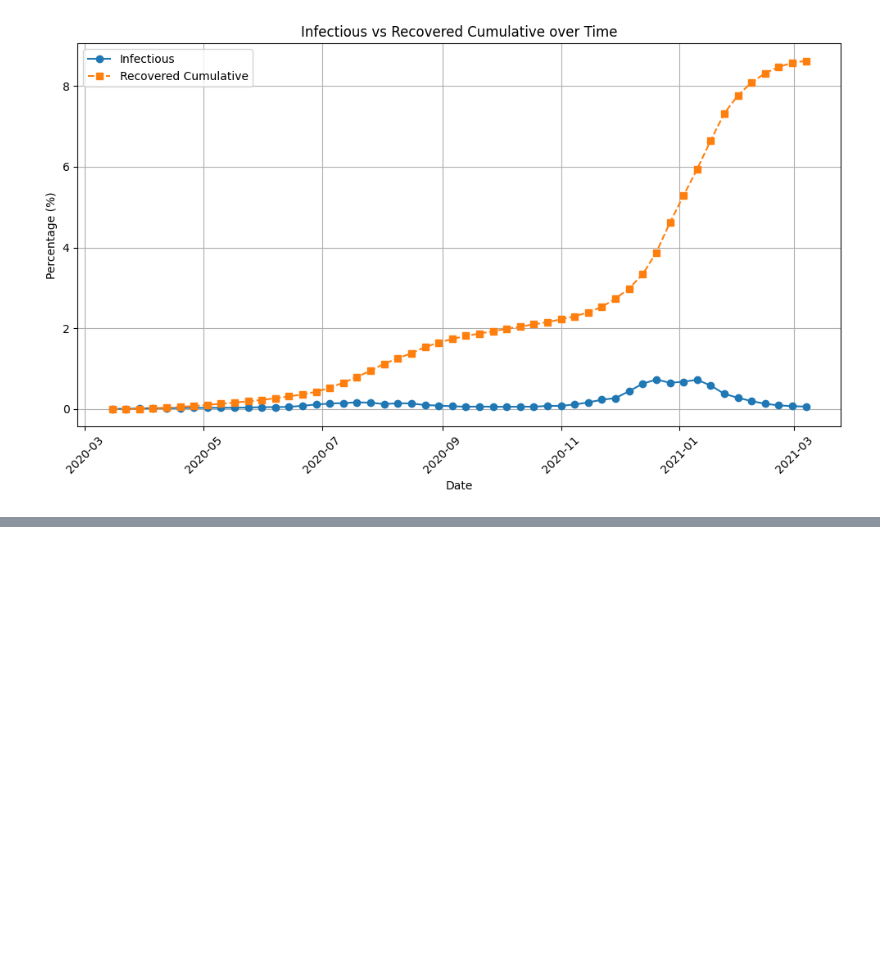
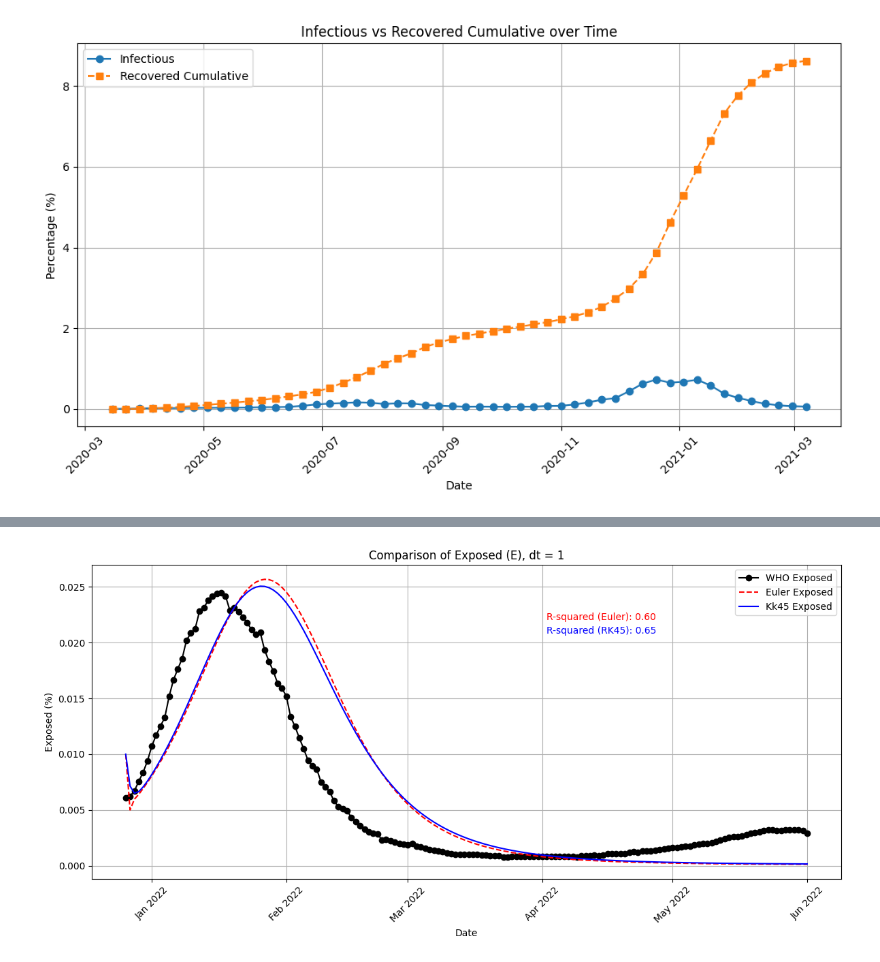
Before and after one commit to Jerjes0/DSC212_FA24_Group9, a Jupyter notebook: notebooks/euler_rk4_method.ipynb, the cells around one changed output, grey strips where cells are left out. Cells and saved outputs as stored; diff of their text form; code cells hidden in the pictures; blank space fills up the shorter version.

Commit message:
adding WHO data fitting

```diff
--- a/notebooks/euler_rk4_method.ipynb
+++ b/notebooks/euler_rk4_method.ipynb
@@ -688,0 +670,9 @@ plt.show()
+# %%
+who_data = pd.read_csv('data/WHO-COVID-19-global-daily-data.csv')
+who_data = who_data[who_data.Country_code == 'US'][['Date_reported', 'New_cases']].copy()
+who_data['Date_reported'] = pd.to_datetime(who_data['Date_reported'])
+who_data_filtered = who_data[(who_data['Date_reported'] >= '2021-12-20') & (who_data['Date_reported'] <= '2022-06-01')]
+who_data_filtered['New_cases'] = who_data_filtered['New_cases'] / (331000000 / 10)  # Scale to match proportions
+who_data_filtered['New_cases'] = who_data_filtered['New_cases'].rolling(window=7).mean()  # Smooth data with a rolling window
+who_data_cleaned = who_data_filtered.dropna().set_index('Date_reported')  # Drop NaNs after smoothing
+who_data_cleaned.head()
@@ -688,0 +801,61 @@ plt.show()
+# %%
+## Extract best parameters from grid search
+#
+best_params_euler = next(result['best_params'] for result in results if result['method'] == 'euler')
+best_params_rk45 = next(result['best_params'] for result in results if result['method'] == 'rk45')
+
+## Simulate using the best parameters
+#
+results_euler = simulate_seir(best_params_euler, time, X0, dt=1, method='euler')
+results_rk45 = simulate_seir(best_params_rk45, time, X0, dt=1, method='rk45')
+
+## Extract exposed (E) population
+#
+predicted_exposed_euler = results_euler[:, 1]
+predicted_exposed_rk45 = results_rk45[:, 1]
+
+## Align simulation time with real data
+#
+observed_dates = who_data_cleaned.index
+observed_values = who_data_cleaned['New_cases'].values
+
+## Interpolate predicted data to match observed dates
+#
+predicted_exposed_euler_interpolated = np.interp(
+    np.linspace(0, len(predicted_exposed_euler) - 1, len(observed_dates)),
+    np.arange(len(predicted_exposed_euler)),
+    predicted_exposed_euler
+)
+predicted_exposed_rk45_interpolated = np.interp(
+    np.linspace(0, len(predicted_exposed_rk45) - 1, len(observed_dates)),
+    np.arange(len(predicted_exposed_rk45)),
+    predicted_exposed_rk45
+)
+
+# Plot observed vs. predicted exposed data
+plt.figure(figsize=(12, 6))
+plt.plot(observed_dates, observed_values, label='WHO Exposed', marker='o', linestyle='-', color='black')
+plt.plot(observed_dates, predicted_exposed_euler_interpolated, label='Euler Exposed', linestyle='--', color='red')
+plt.plot(observed_dates, predicted_exposed_rk45_interpolated, label='Kk45 Exposed', linestyle='-', color='blue')
+
+## Calculate R-squared value
+#
+r_squared_euler = r2_score(observed_values, predicted_exposed_euler_interpolated)
+r_squared_rk45 = r2_score(observed_values, predicted_exposed_rk45_interpolated)
+
+## Readability
+#
+plt.text(observed_dates[97], observed_values.max()*0.90, f'R-squared (Euler): {r_squared_euler:.2f}', color='red')
+plt.text(observed_dates[97], observed_values.max()*0.85, f'R-squared (RK45): {r_squared_rk45:.2f}', color='blue')
+plt.gca().xaxis.set_major_locator(mdates.MonthLocator(interval=1))  # Show every 2 months
+plt.gca().xaxis.set_major_formatter(mdates.DateFormatter('%b %Y'))  # Format as "Month Year"
+plt.xticks(rotation=45)  # Rotate x-tick labels for better visibility
+plt.xlabel('Date')
+plt.ylabel('Exposed (%)')
+plt.title(f'Comparison of Exposed (E), dt = {dt}')
+plt.legend()
+plt.grid()
+plt.tight_layout()
+plt.show()
+# %% [output]
+[figure, added]
```
Also changed, not shown: parts of 17 cells of this notebook, 1 other file.
